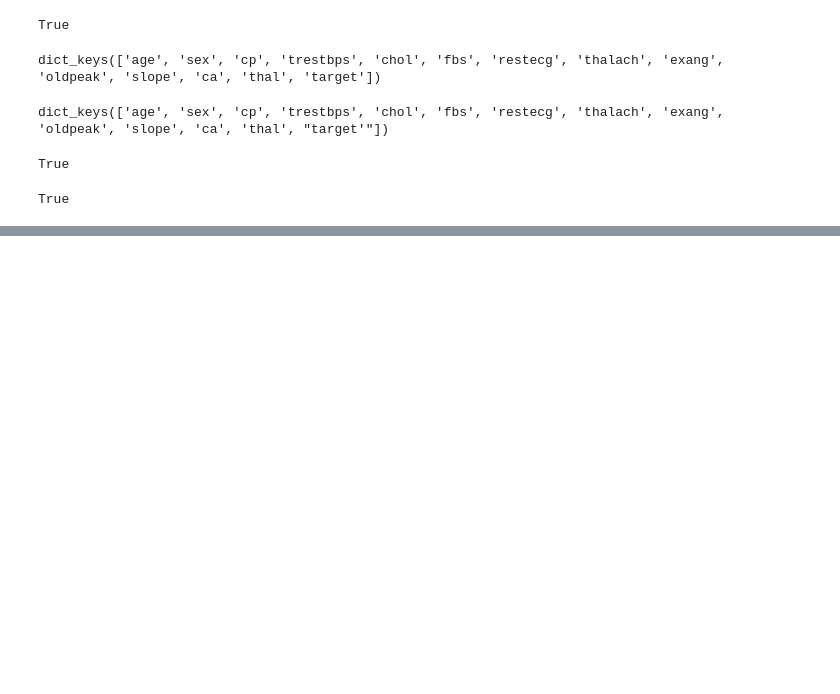
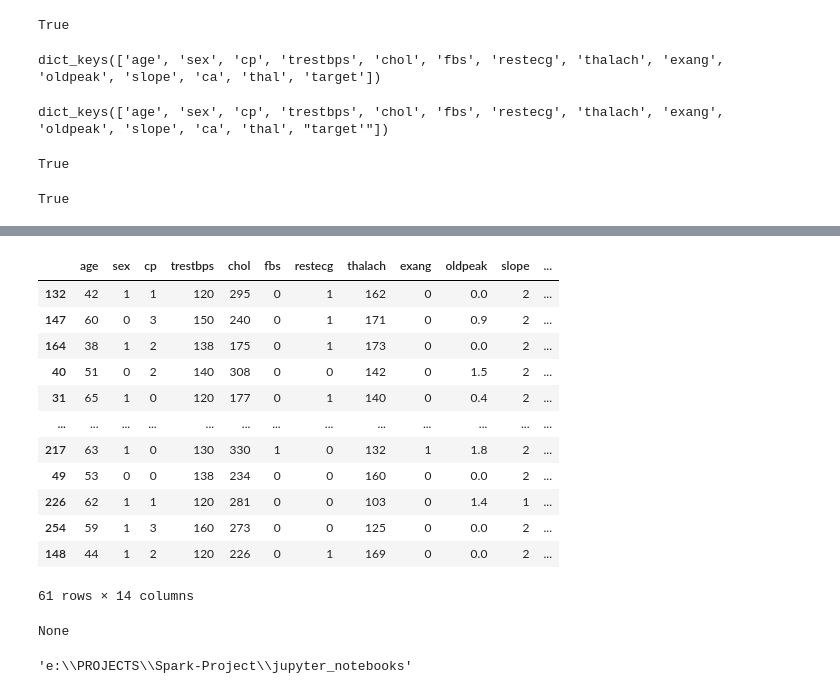
Before and after one commit to TanayPatare/Heart-Classification-Project-Pyspark-MLOps, a Jupyter notebook: jupyter_notebooks/example2.ipynb, the cells around one changed output, grey strips where cells are left out. Cells and saved outputs as stored; diff of their text form; code cells hidden in the pictures; blank space fills up the shorter version.

```diff
--- a/jupyter_notebooks/example2.ipynb
+++ b/jupyter_notebooks/example2.ipynb
@@ -267,0 +280,16 @@ ClassificationException:
+# %%
+L[1]
+# %% [output]
+|  | age | sex | cp | trestbps | chol | fbs | restecg | thalach | exang | oldpeak | slope | ... |
+| 132 | 42 | 1 | 1 | 120 | 295 | 0 | 1 | 162 | 0 | 0.0 | 2 | ... |
+| 147 | 60 | 0 | 3 | 150 | 240 | 0 | 1 | 171 | 0 | 0.9 | 2 | ... |
+| 164 | 38 | 1 | 2 | 138 | 175 | 0 | 1 | 173 | 0 | 0.0 | 2 | ... |
+| 40 | 51 | 0 | 2 | 140 | 308 | 0 | 0 | 142 | 0 | 1.5 | 2 | ... |
+| 31 | 65 | 1 | 0 | 120 | 177 | 0 | 1 | 140 | 0 | 0.4 | 2 | ... |
+| ... | ... | ... | ... | ... | ... | ... | ... | ... | ... | ... | ... | ... |
+| 217 | 63 | 1 | 0 | 130 | 330 | 1 | 0 | 132 | 1 | 1.8 | 2 | ... |
+| 49 | 53 | 0 | 0 | 138 | 234 | 0 | 0 | 160 | 0 | 0.0 | 2 | ... |
+| 226 | 62 | 1 | 1 | 120 | 281 | 0 | 0 | 103 | 0 | 1.4 | 1 | ... |
+| 254 | 59 | 1 | 3 | 160 | 273 | 0 | 0 | 125 | 0 | 0.0 | 2 | ... |
+| 148 | 44 | 1 | 2 | 120 | 226 | 0 | 1 | 169 | 0 | 0.0 | 2 | ... |
+61 rows × 14 columns
@@ -267,0 +305,4 @@ ClassificationException:
+# %%
+print(preprocessed_obj)
+# %% [output]
+None
@@ -267,0 +312,4 @@ ClassificationException:
+# %%
+os.getcwd()
+# %% [output]
+'e:\\PROJECTS\\Spark-Project\\jupyter_notebooks'
```
Also changed, not shown: parts of 8 cells of this notebook, 13 other files.
